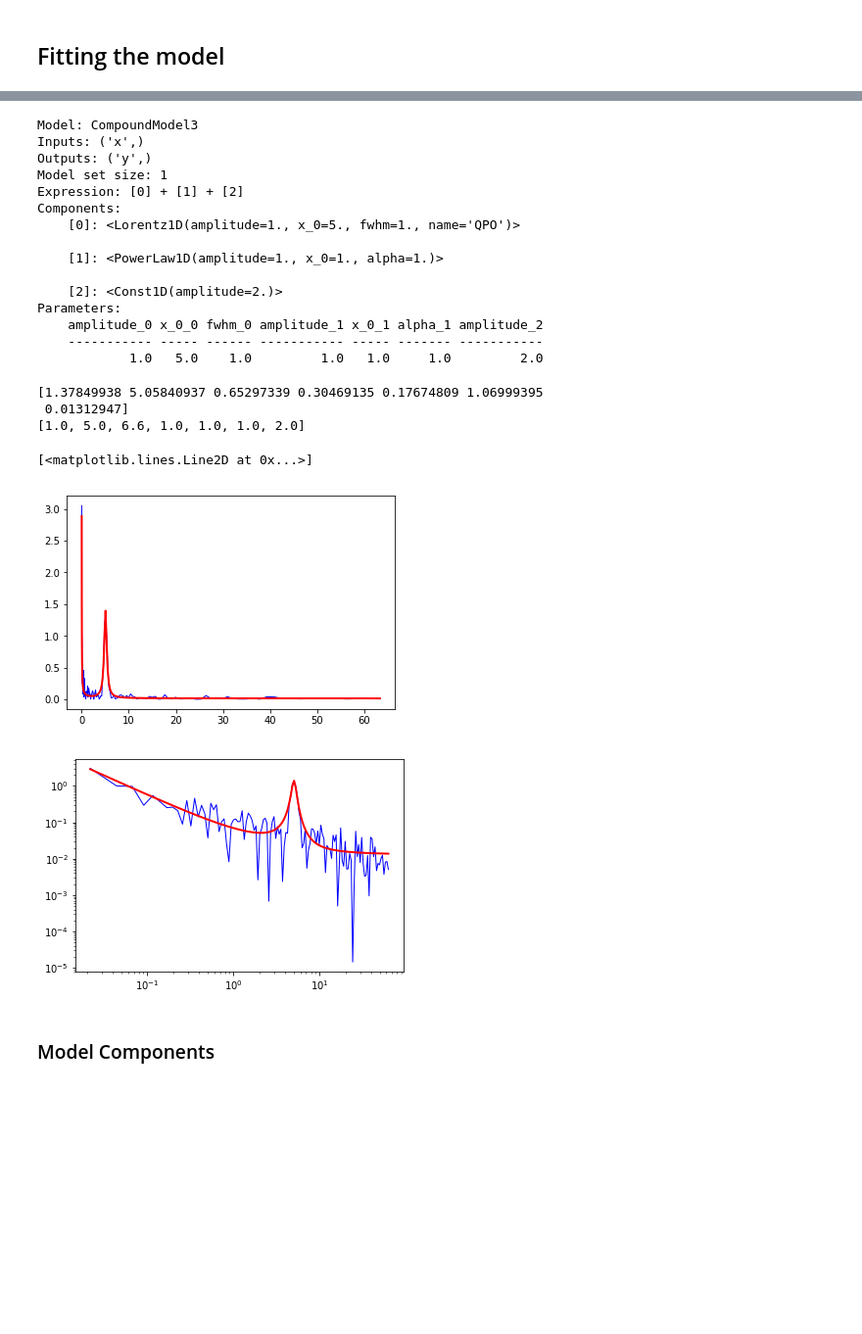
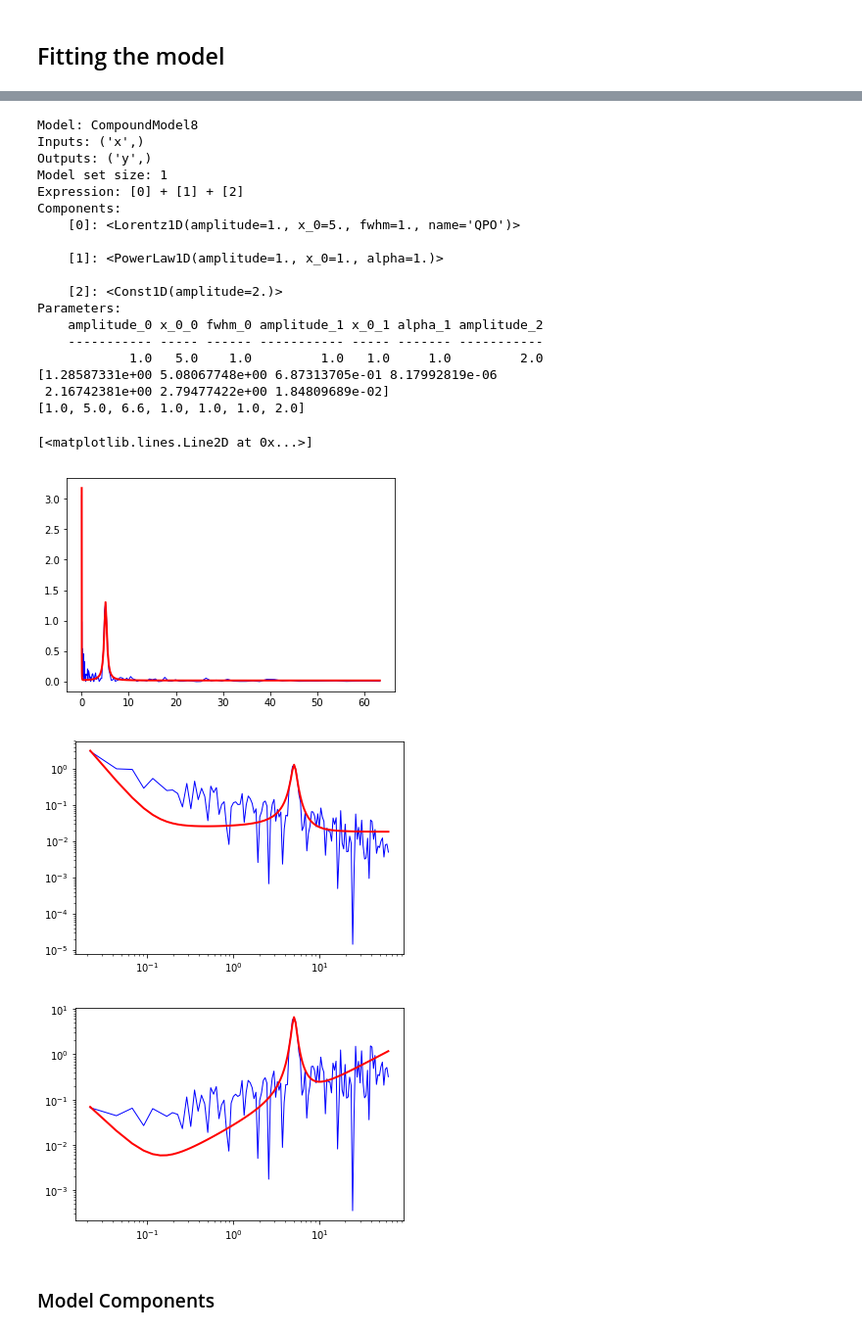
Before and after one commit to swapsha96/gsoc-learning, a Jupyter notebook: week2/Averaged Cross Spectrum.ipynb, the cells around one changed output, grey strips where cells are left out. Shown at 98% size. Drawn from its saved outputs; the diff is of its cells as text; code cells hidden in the pictures; blank space fills up the shorter version.

```diff
--- a/week2/Averaged Cross Spectrum.ipynb
+++ b/week2/Averaged Cross Spectrum.ipynb
@@ -197,45 +197,50 @@ model_to_test = models.Lorentz1D(x_0=5.).rename('QPO') + models.PowerLaw1D() + m
 print(model_to_test)
 
 t0 = [1.0, 5.0, 6.6, 1.0, 1.0, 1.0, 2.0]
 parest, res = fit_crossspectrum(avg_cs1,model_to_test,t0)
 
 print(res.model.parameters)
 print(t0)
 # SLSQP, TNC, BFGS, CG, Nelder-Mead
 
 # plotting
 n = len(avg_cs1.freq)
-range_start, range_stop = int(0 * n / 64), int(64 * n / 64)
+range_start, range_stop = int(0 * n / 64), int(64 * n / 64) # [range_start:range_stop]
 
 plt.figure()
-plt.plot(avg_cs1.freq[range_start:range_stop], np.abs(avg_cs1.power)[range_start:range_stop], lw=1, color='blue')
-plt.plot(avg_cs1.freq[range_start:range_stop], np.abs(res.mfit)[range_start:range_stop], lw=2, color="red")
+plt.plot(avg_cs1.freq, np.abs(avg_cs1.power), lw=1, color='blue')
+plt.plot(avg_cs1.freq, np.abs(res.mfit), lw=2, color="red")
 
 plt.figure()
-plt.loglog(avg_cs1.freq[range_start:range_stop], np.abs(avg_cs1.power)[range_start:range_stop], lw=1, color='blue')
-plt.loglog(avg_cs1.freq[range_start:range_stop], np.abs(res.mfit)[range_start:range_stop], lw=2, color="red")
+plt.loglog(avg_cs1.freq, np.abs(avg_cs1.power), lw=1, color='blue')
+plt.loglog(avg_cs1.freq, np.abs(res.mfit), lw=2, color="red")
+
+plt.figure()
+plt.loglog(avg_cs1.freq, avg_cs1.freq*np.abs(avg_cs1.power), lw=1, color='blue')
+plt.loglog(avg_cs1.freq, avg_cs1.freq*np.abs(res.mfit), lw=2, color="red")
 # %% [output]
-Model: CompoundModel3
+Model: CompoundModel8
 Inputs: ('x',)
 Outputs: ('y',)
 Model set size: 1
 Expression: [0] + [1] + [2]
 Components:
     [0]: <Lorentz1D(amplitude=1., x_0=5., fwhm=1., name='QPO')>
 
     [1]: <PowerLaw1D(amplitude=1., x_0=1., alpha=1.)>
 
     [2]: <Const1D(amplitude=2.)>
 Parameters:
     amplitude_0 x_0_0 fwhm_0 amplitude_1 x_0_1 alpha_1 amplitude_2
     ----------- ----- ------ ----------- ----- ------- -----------
             1.0   5.0    1.0         1.0   1.0     1.0         2.0
+[1.28587331e+00 5.08067748e+00 6.87313705e-01 8.17992819e-06
+ 2.16742381e+00 2.79477422e+00 1.84809689e-02]
+[1.0, 5.0, 6.6, 1.0, 1.0, 1.0, 2.0]
-[1.37849938 5.05840937 0.65297339 0.30469135 0.17674809 1.06999395
- 0.01312947]
-[1.0, 5.0, 6.6, 1.0, 1.0, 1.0, 2.0]
+[<matplotlib.lines.Line2D at 0x...>]
-[<matplotlib.lines.Line2D at 0x...>]
-[figure, old version]
+[figure, new version]
-[figure, old version]
+[figure, new version]
+[figure, added]
 # %% [markdown]
 ### Model Components
 # %%
```
Also changed, not shown: parts of 7 cells of this notebook.
